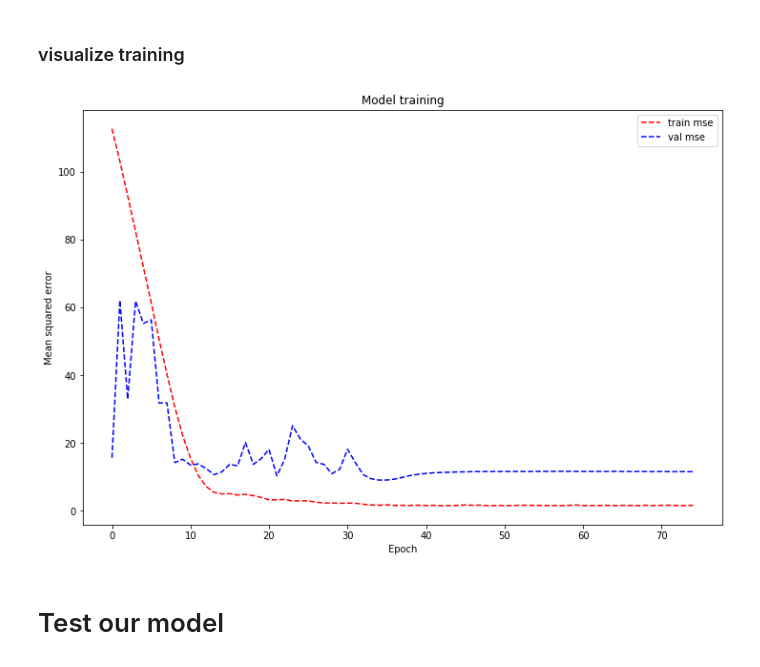
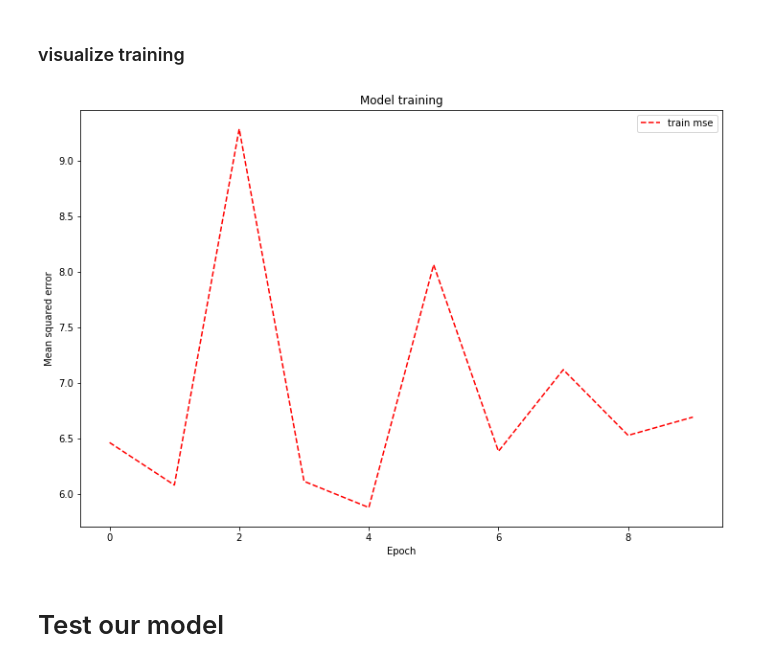
Before and after one commit to nathanieljevans/DEEP_DRUG_SH, a Jupyter notebook: python/BAYESIAN_FCNN_AML_ONLY.ipynb, the cells around one changed output. Cells and saved outputs as stored; diff of their text form; code cells hidden in the pictures.

```diff
--- a/python/BAYESIAN_FCNN_AML_ONLY.ipynb
+++ b/python/BAYESIAN_FCNN_AML_ONLY.ipynb
@@ -289,13 +293,10 @@ class Net(nn.Module):
 # %% [markdown]
 # Initialize our model and DataLoader(s)
 # %%
-LEARNING_WEIGHT = 1e-2
-EPOCHS = 250
-DROP_OUT_PROP = 0.05
-LAYER_SIZE= (1200, 1100, 600)
-NCONVS = 2
-WEIGHT_DECAY = 0.05
+LEARNING_WEIGHT = 1e-1
+EPOCHS = 10
 NGENES = 523 #/523
+
 # Reproducibility
 #torch.manual_seed(2)
 #np.random.seed(2)
@@ -326,6 +307,8 @@ Net(
+# %%
+net = BNN(NGENES*2, 2000, 1)
 # %%
 # Parameters
-params = {'batch_size': 128*3,
+params = {'batch_size': 128*4,
           'shuffle': True,
           'num_workers': 0}
 
@@ -343,3 +322,6 @@ scheduler = torch.optim.lr_scheduler.ReduceLROnPlateau(optim, mode='min', factor
+# %%
+optim = pyro.optim.Adam({"lr": LEARNING_WEIGHT})
+svi = SVI(model, guide, optim, loss=Trace_ELBO())
 # %% [markdown]
 # Train our model
 # %%
@@ -402,15 +347,14 @@ final epoch: 74
 ### visualize training
 # %%
 plt.figure(figsize=(12,8))
-plt.plot(recorder['train']['mse'], 'r--', label='train mse')
-plt.plot(recorder['val']['mse'], 'b--', label='val mse')
+plt.plot(np.log10(recorder['train']['mse']), 'r--', label='train mse')
 plt.xlabel('Epoch')
 plt.ylabel('Mean squared error')
 plt.title('Model training')
 plt.legend()
 plt.show()
 # %% [output]
-[figure, old version]
+[figure, new version]
 # %% [markdown]
 # Test our model
 # %%
```
Also changed, not shown: parts of 11 cells of this notebook, 1 other file.
